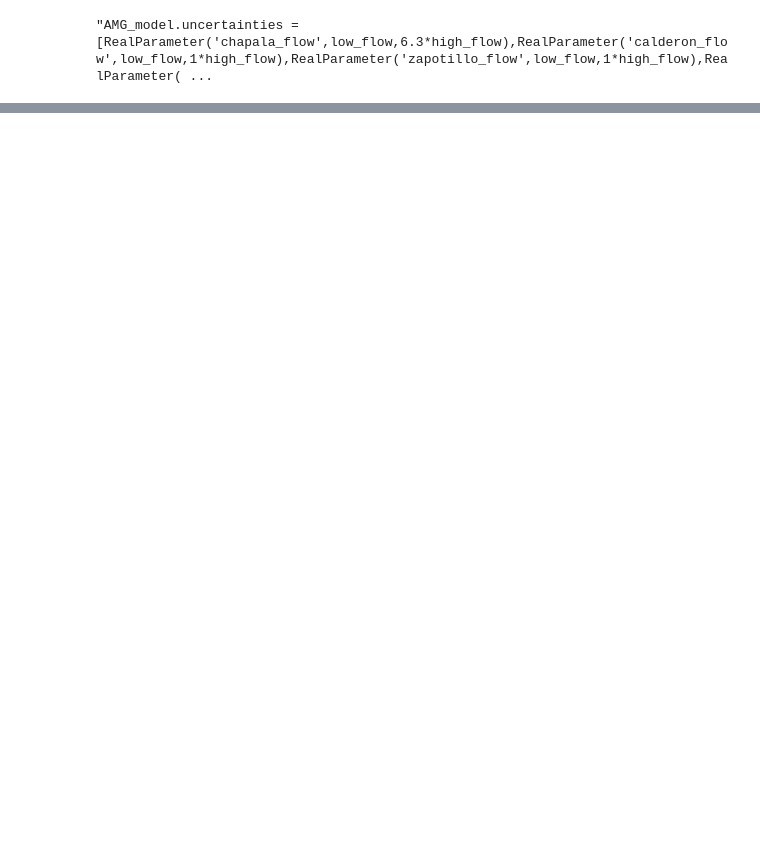
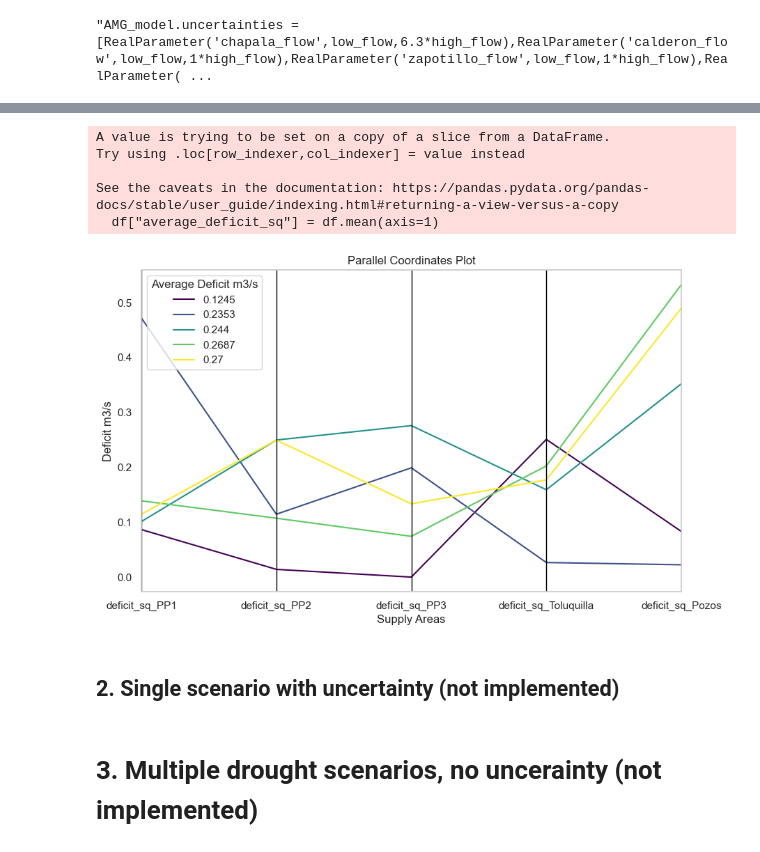
Before and after one commit to arielgoldin/GDL_Aquapheric_Policies, a Jupyter notebook: AMG_experimentation.ipynb, the cells around one changed output, grey strips where cells are left out. Drawn from its saved outputs; the diff is of its cells as text; code cells hidden in the pictures; blank space fills up the shorter version.

```diff
--- a/AMG_experimentation.ipynb
+++ b/AMG_experimentation.ipynb
@@ -202,0 +210,20 @@ results.sort_values("mfc_flow_1")
+# %%
+from ema_workbench import MultiprocessingEvaluator
+from ema_workbench import ema_logging, Constraint, Scenario
+
+ema_logging.log_to_stderr(ema_logging.INFO)
+drougth_multiplier = 0.7
+scenario1= Scenario("drought1", chapala_flow = 6.9*drougth_multiplier, calderon_flow = 1*drougth_multiplier, zapotillo_flow = 1*drougth_multiplier, pozos_flow = 2.3*drougth_multiplier, toluquilla_flow = 0.5*drougth_multiplier)
+
+constraints = [Constraint("min_suplied_demand_PP1", outcome_names="supplied_demand_PP1", function=lambda x: max(0, -x)),
+               Constraint("min_suplied_demand_PP2", outcome_names="supplied_demand_PP2", function=lambda x: max(0, -x)),
+               Constraint("min_suplied_demand_PP3", outcome_names="supplied_demand_PP3", function=lambda x: max(0, -x)),
+               Constraint("min_suplied_demand_Toluquilla", outcome_names="supplied_demand_Toluquilla", function=lambda x: max(0, -x)),
+               Constraint("min_suplied_demand_Pozos", outcome_names="supplied_demand_Pozos", function=lambda x: max(0, -x))]
+
+with MultiprocessingEvaluator(AMG_model) as evaluator:
+    results = evaluator.optimize(
+        nfe=250, searchover="levers", epsilons=[0.01] * 5, reference=scenario1
+    )
+
+results.head(10)
@@ -202,0 +267,41 @@ results.sort_values("mfc_flow_1")
+# %%
+from matplotlib.colors import Normalize
+from matplotlib.cm import ScalarMappable
+
+deficit_vars = ["deficit_sq_PP1","deficit_sq_PP2","deficit_sq_PP3","deficit_sq_Toluquilla","deficit_sq_Pozos"]
+
+# Calculate the average of supplied demands per policy
+df = results[deficit_vars]
+df["average_deficit_sq"] = df.mean(axis=1)
+
+#Filter the policies to the top n with lowest average deficit sq
+n=5
+df = df.nsmallest(n,["average_deficit_sq"])
+
+#reconvert to fix units
+df = round(df**0.5,4)
+
+
+# Plot parallel coordinates
+plt.figure(figsize=(10, 6))
+pd.plotting.parallel_coordinates(df, 'average_deficit_sq', colormap='viridis')
+
+# Create and set the legend title
+plt.legend(title='Average Deficit m3/s')
+
+# Set plot labels and title
+plt.xlabel('Supply Areas')
+plt.ylabel('Deficit m3/s')
+plt.title('Parallel Coordinates Plot')
+
+# Show the plot
+plt.show()
+# %% [output]
+A value is trying to be set on a copy of a slice from a DataFrame.
+Try using .loc[row_indexer,col_indexer] = value instead
+
+See the caveats in the documentation: https://pandas.pydata.org/pandas-docs/stable/user_guide/indexing.html#returning-a-view-versus-a-copy
+  df["average_deficit_sq"] = df.mean(axis=1)
+[figure, added]
+# %% [markdown]
+## 2. Single scenario with uncertainty (not implemented)
@@ -202,0 +355,2 @@ results.sort_values("mfc_flow_1")
+# %% [markdown]
+# 3. Multiple drought scenarios, no uncerainty (not implemented)
```
Also changed, not shown: parts of 26 cells of this notebook, 4 other files.
